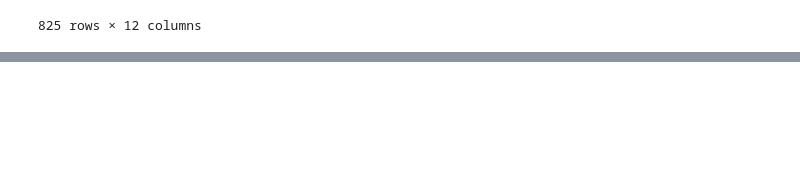
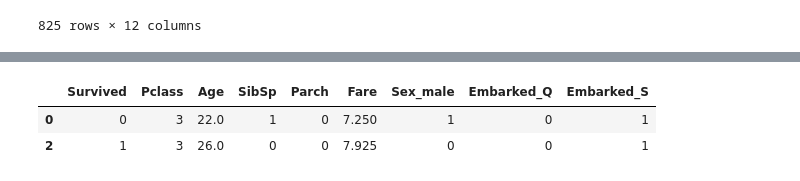
Before and after one commit to Abdullahhas/ML, a Jupyter notebook: preprocessing/1st.ipynb, the cells around one changed output, grey strips where cells are left out. Cells and saved outputs as stored; diff of their text form; code cells hidden in the pictures; blank space fills up the shorter version.

```diff
--- a/preprocessing/1st.ipynb
+++ b/preprocessing/1st.ipynb
@@ -261,0 +343,9 @@ print(outliers)
+# %%
+# remove unnecessary col
+df_cleaned = df_no_outlier.drop(['PassengerId', 'Name', 'Ticket'], axis=1)
+# %%
+df_cleaned.head(2)
+# %% [output]
+|  | Survived | Pclass | Age | SibSp | Parch | Fare | Sex_male | Embarked_Q | Embarked_S |
+| 0 | 0 | 3 | 22.0 | 1 | 0 | 7.250 | 1 | 0 | 1 |
+| 2 | 1 | 3 | 26.0 | 0 | 0 | 7.925 | 0 | 0 | 1 |
```
Also changed, not shown: parts of 9 cells of this notebook.
